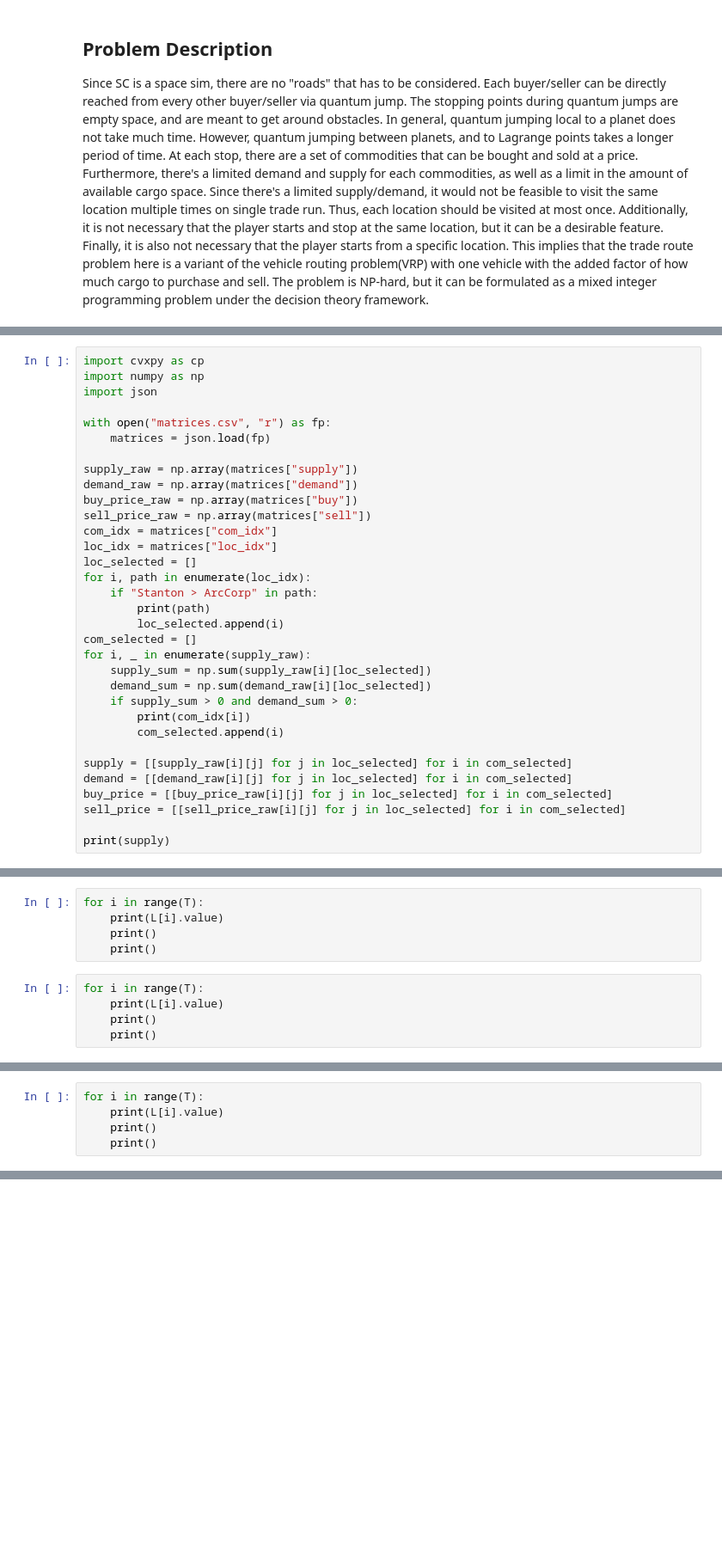
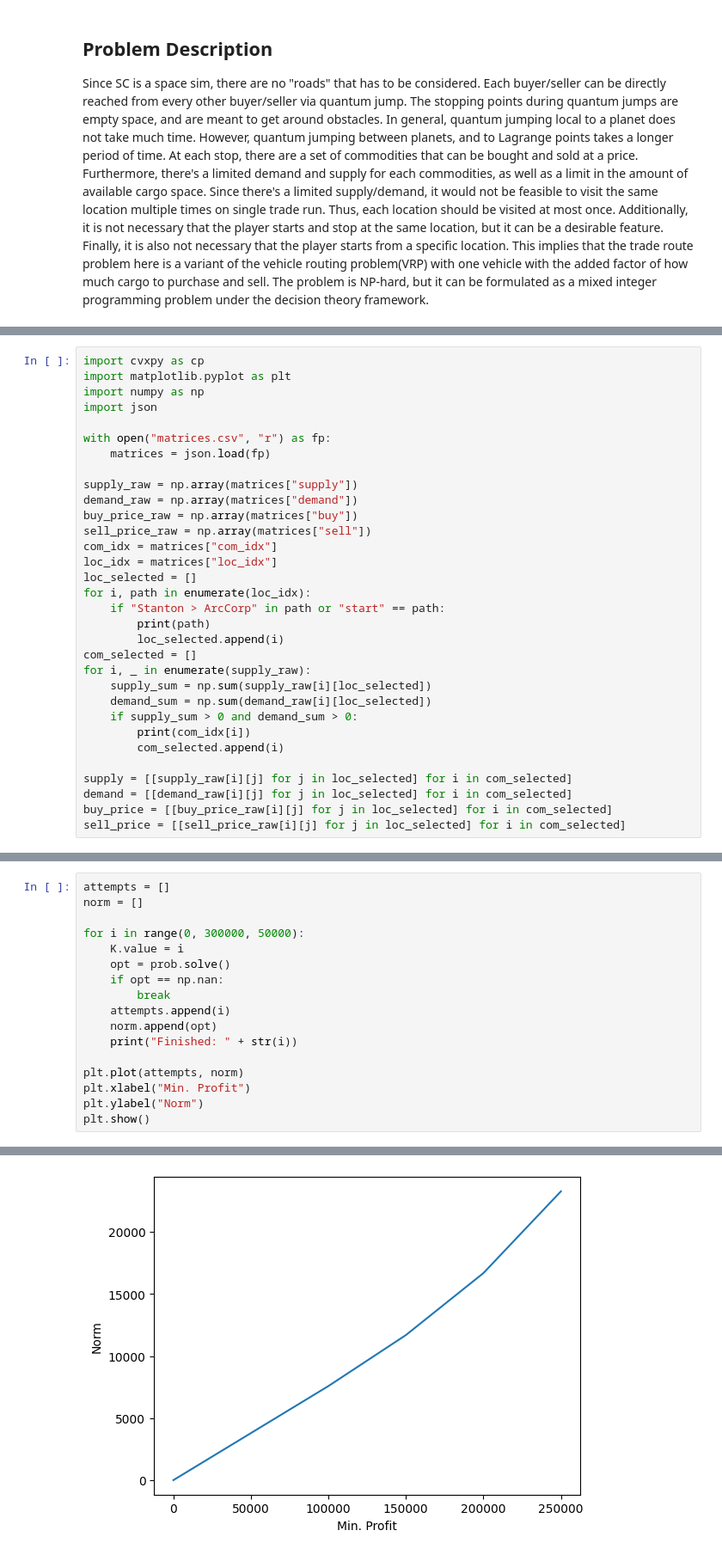
Before and after one commit to shilongdai/Analysis, a Jupyter notebook: TradeRoute/trade_opt.ipynb, the cells around one changed output, grey strips where cells are left out. Shown at 86% size. Cells and saved outputs as stored; diff of their text form; blank space fills up the shorter version.

```diff
--- a/TradeRoute/trade_opt.ipynb
+++ b/TradeRoute/trade_opt.ipynb
@@ -167,5 +247,6 @@ In this case, the coin-or cbc solver is used since it's free.
 # %%
 import cvxpy as cp
+import matplotlib.pyplot as plt
 import numpy as np
 import json
 
@@ -180,7 +261,7 @@ com_idx = matrices["com_idx"]
 loc_idx = matrices["loc_idx"]
 loc_selected = []
 for i, path in enumerate(loc_idx):
-    if "Stanton > ArcCorp" in path:
+    if "Stanton > ArcCorp" in path or "start" == path:
         print(path)
         loc_selected.append(i)
 com_selected = []
@@ -195,6 +276,4 @@ supply = [[supply_raw[i][j] for j in loc_selected] for i in com_selected]
 demand = [[demand_raw[i][j] for j in loc_selected] for i in com_selected]
 buy_price = [[buy_price_raw[i][j] for j in loc_selected] for i in com_selected]
 sell_price = [[sell_price_raw[i][j] for j in loc_selected] for i in com_selected]
-
-print(supply)
 # %% [output]
@@ -309,10 +404,0 @@ prob.solve(solver=cp.CBC, verbose=True)
-# %%
-for i in range(T):
-    print(L[i].value)
-    print()
-    print()
-# %%
-for i in range(T):
-    print(L[i].value)
-    print()
-    print()
@@ -338,5 +404,0 @@ Build Date:(CVXPY) Aug 20 11:14:30 PM: Compilation took 1.210e+00 seconds
-# %%
-for i in range(T):
-    print(L[i].value)
-    print()
-    print()
@@ -360,0 +410,18 @@ for i in range(T):
+# %%
+attempts = []
+norm = []
+
+for i in range(0, 300000, 50000):
+    K.value = i
+    opt = prob.solve()
+    if opt == np.nan:
+        break
+    attempts.append(i)
+    norm.append(opt)
+    print("Finished: " + str(i))
+
+plt.plot(attempts, norm)
+plt.xlabel("Min. Profit")
+plt.ylabel("Norm")
+plt.show()
+# %% [output]
@@ -360,0 +434 @@ for i in range(T):
+[figure, added]
```
Also changed, not shown: parts of 19 cells of this notebook.
